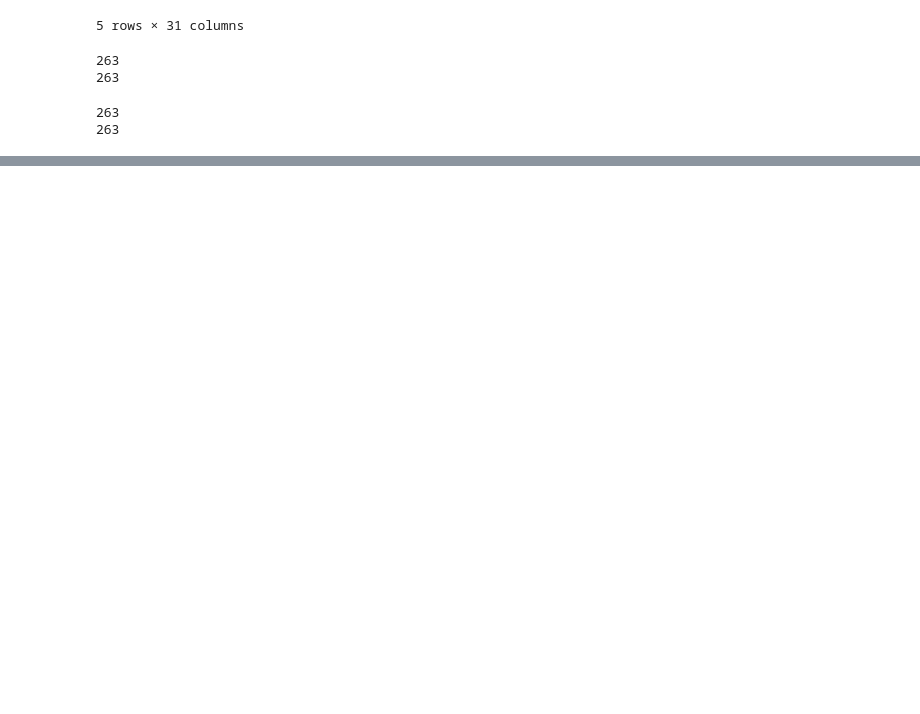
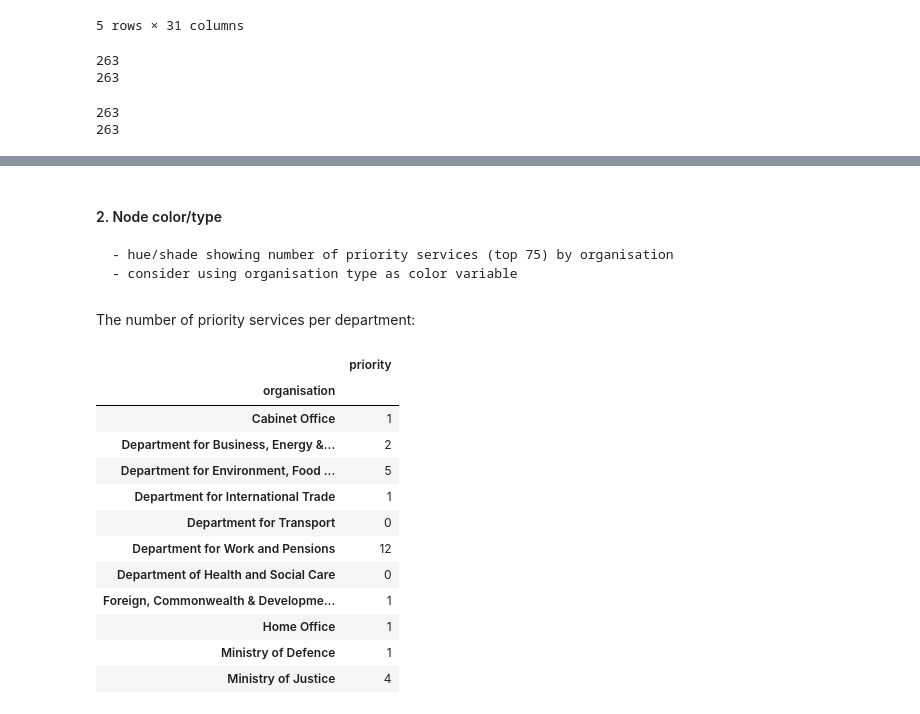
Before and after one commit to ai-for-public-services/structural-insights-into-uk-gov, a Jupyter notebook: notebooks/02-network-visualisation.ipynb, the cells around one changed output, grey strips where cells are left out. Saved outputs shown, nothing was run; the diff lists cells and outputs as text; code cells hidden in the pictures; blank space fills up the shorter version.

```diff
--- a/notebooks/02-network-visualisation.ipynb
+++ b/notebooks/02-network-visualisation.ipynb
@@ -230,0 +254,4 @@ plt.legend(handles= [
+# %% [markdown]
+#### 2. Node color/type
+    - hue/shade showing number of priority services (top 75) by organisation
+    - consider using organisation type as color variable
@@ -230,0 +264,18 @@ plt.legend(handles= [
+# %% [markdown]
+The number of priority services per department:
+# %%
+orgs_priority_df.groupby('organisation').count()
+# %% [output]
+|  | priority |
+| organisation |  |
+| Cabinet Office | 1 |
+| Department for Business, Energy &... | 2 |
+| Department for Environment, Food ... | 5 |
+| Department for International Trade | 1 |
+| Department for Transport | 0 |
+| Department for Work and Pensions | 12 |
+| Department of Health and Social Care | 0 |
+| Foreign, Commonwealth & Developme... | 1 |
+| Home Office | 1 |
+| Ministry of Defence | 1 |
+| Ministry of Justice | 4 |
```
Also changed, not shown: parts of 16 cells of this notebook, 2 other files.
